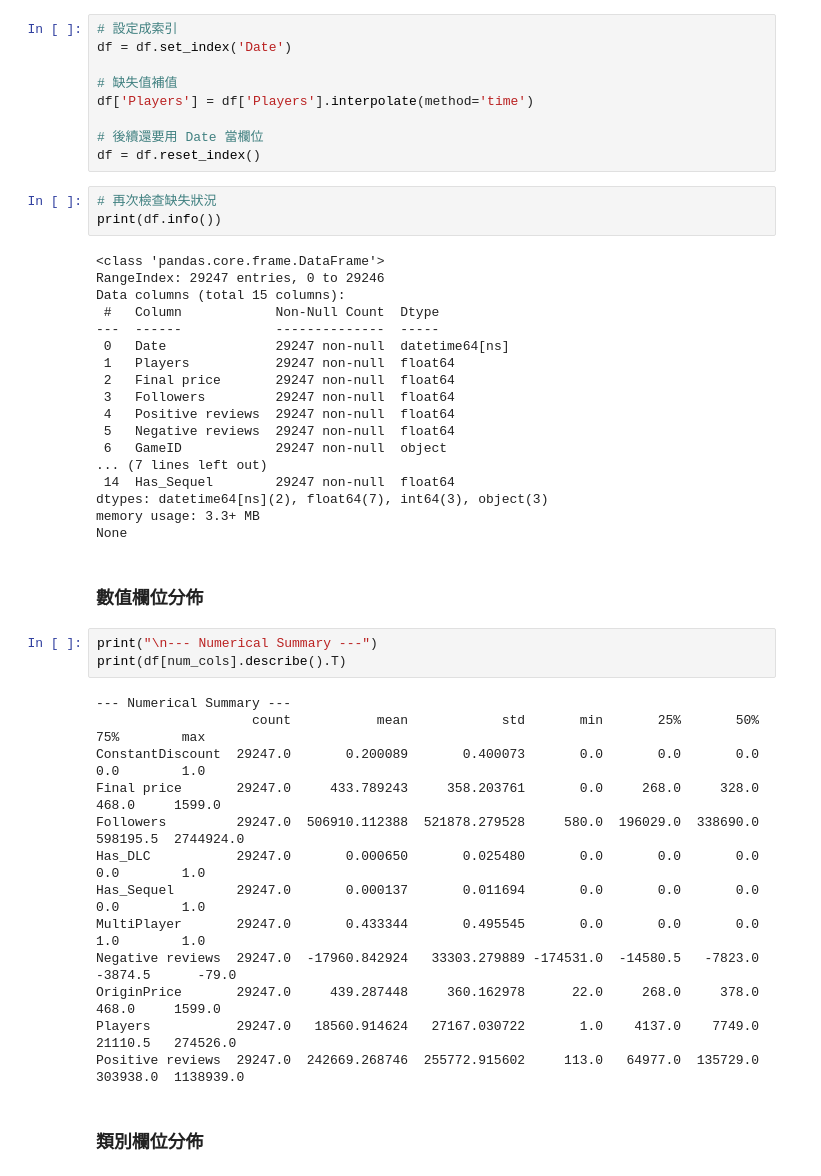
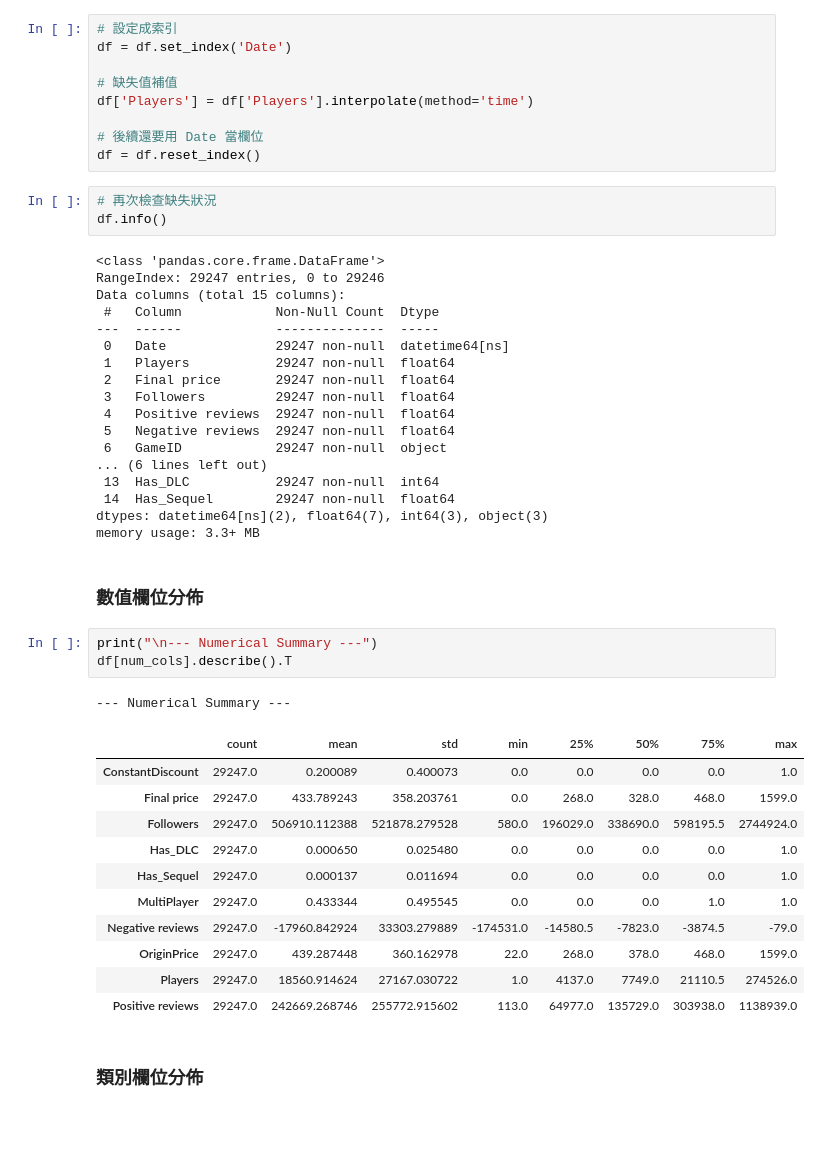
Before and after one commit to yixuan0803/fa-25-econ-5166-group-1, a Jupyter notebook: data/code/discount-timing-processed-code.ipynb, the cells around one changed output. Drawn from its saved outputs; the diff is of its cells as text; blank space fills up the shorter version.

```diff
--- a/data/code/discount-timing-processed-code.ipynb
+++ b/data/code/discount-timing-processed-code.ipynb
@@ -217,7 +218,7 @@ df['Players'] = df['Players'].interpolate(method='time')
 df = df.reset_index()
 # %%
 # 再次檢查缺失狀況
-print(df.info())
+df.info()
 # %% [output]
 <class 'pandas.core.frame.DataFrame'>
 RangeIndex: 29247 entries, 0 to 29246
@@ -231,29 +232,29 @@ Data columns (total 15 columns):
  4   Positive reviews  29247 non-null  float64
  5   Negative reviews  29247 non-null  float64
  6   GameID            29247 non-null  object
-... (7 lines left out)
+... (6 lines left out)
+ 13  Has_DLC           29247 non-null  int64
  14  Has_Sequel        29247 non-null  float64
 dtypes: datetime64[ns](2), float64(7), int64(3), object(3)
 memory usage: 3.3+ MB
-None
 # %% [markdown]
 ### 數值欄位分佈
 # %%
 print("\n--- Numerical Summary ---")
-print(df[num_cols].describe().T)
+df[num_cols].describe().T
 # %% [output]
 --- Numerical Summary ---
-                    count           mean            std       min       25%       50%       75%        max
-ConstantDiscount  29247.0       0.200089       0.400073       0.0       0.0       0.0       0.0        1.0
-Final price       29247.0     433.789243     358.203761       0.0     268.0     328.0     468.0     1599.0
-Followers         29247.0  506910.112388  521878.279528     580.0  196029.0  338690.0  598195.5  2744924.0
-Has_DLC           29247.0       0.000650       0.025480       0.0       0.0       0.0       0.0        1.0
-Has_Sequel        29247.0       0.000137       0.011694       0.0       0.0       0.0       0.0        1.0
-MultiPlayer       29247.0       0.433344       0.495545       0.0       0.0       0.0       1.0        1.0
-Negative reviews  29247.0  -17960.842924   33303.279889 -174531.0  -14580.5   -7823.0   -3874.5      -79.0
-OriginPrice       29247.0     439.287448     360.162978      22.0     268.0     378.0     468.0     1599.0
-Players           29247.0   18560.914624   27167.030722       1.0    4137.0    7749.0   21110.5   274526.0
-Positive reviews  29247.0  242669.268746  255772.915602     113.0   64977.0  135729.0  303938.0  1138939.0
+|  | count | mean | std | min | 25% | 50% | 75% | max |
+| ConstantDiscount | 29247.0 | 0.200089 | 0.400073 | 0.0 | 0.0 | 0.0 | 0.0 | 1.0 |
+| Final price | 29247.0 | 433.789243 | 358.203761 | 0.0 | 268.0 | 328.0 | 468.0 | 1599.0 |
+| Followers | 29247.0 | 506910.112388 | 521878.279528 | 580.0 | 196029.0 | 338690.0 | 598195.5 | 2744924.0 |
+| Has_DLC | 29247.0 | 0.000650 | 0.025480 | 0.0 | 0.0 | 0.0 | 0.0 | 1.0 |
+| Has_Sequel | 29247.0 | 0.000137 | 0.011694 | 0.0 | 0.0 | 0.0 | 0.0 | 1.0 |
+| MultiPlayer | 29247.0 | 0.433344 | 0.495545 | 0.0 | 0.0 | 0.0 | 1.0 | 1.0 |
+| Negative reviews | 29247.0 | -17960.842924 | 33303.279889 | -174531.0 | -14580.5 | -7823.0 | -3874.5 | -79.0 |
+| OriginPrice | 29247.0 | 439.287448 | 360.162978 | 22.0 | 268.0 | 378.0 | 468.0 | 1599.0 |
+| Players | 29247.0 | 18560.914624 | 27167.030722 | 1.0 | 4137.0 | 7749.0 | 21110.5 | 274526.0 |
+| Positive reviews | 29247.0 | 242669.268746 | 255772.915602 | 113.0 | 64977.0 | 135729.0 | 303938.0 | 1138939.0 |
 # %% [markdown]
 ### 類別欄位分佈
 # %%
```
Also changed, not shown: parts of 12 cells of this notebook, 1 other file.
